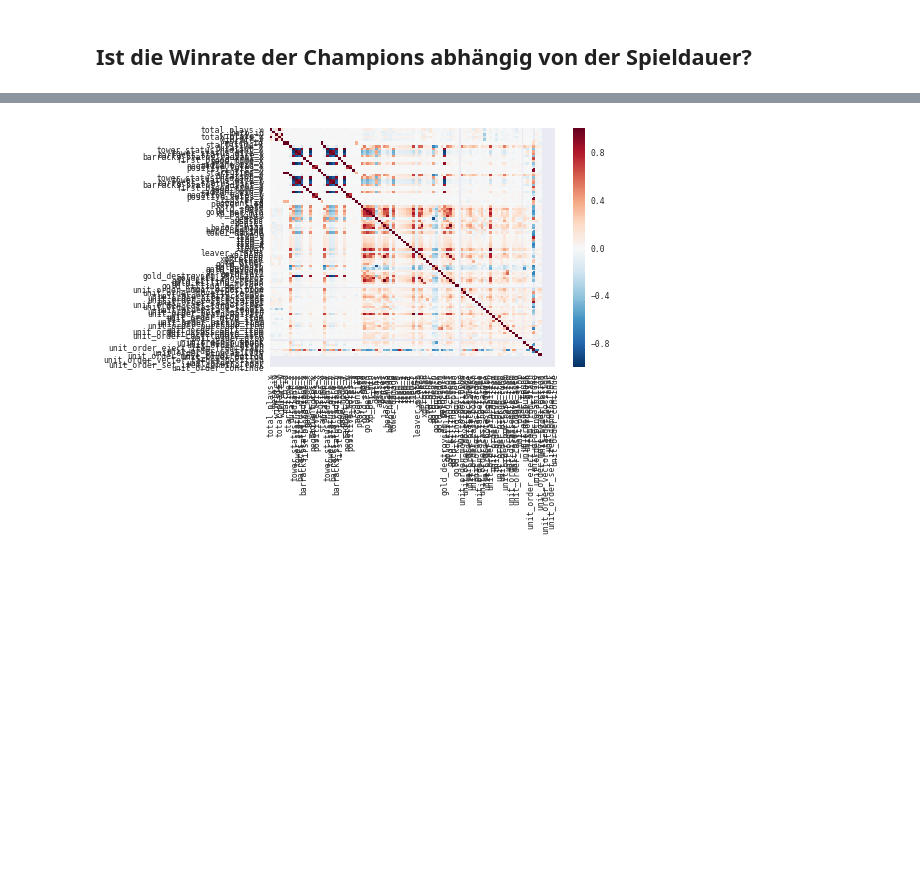
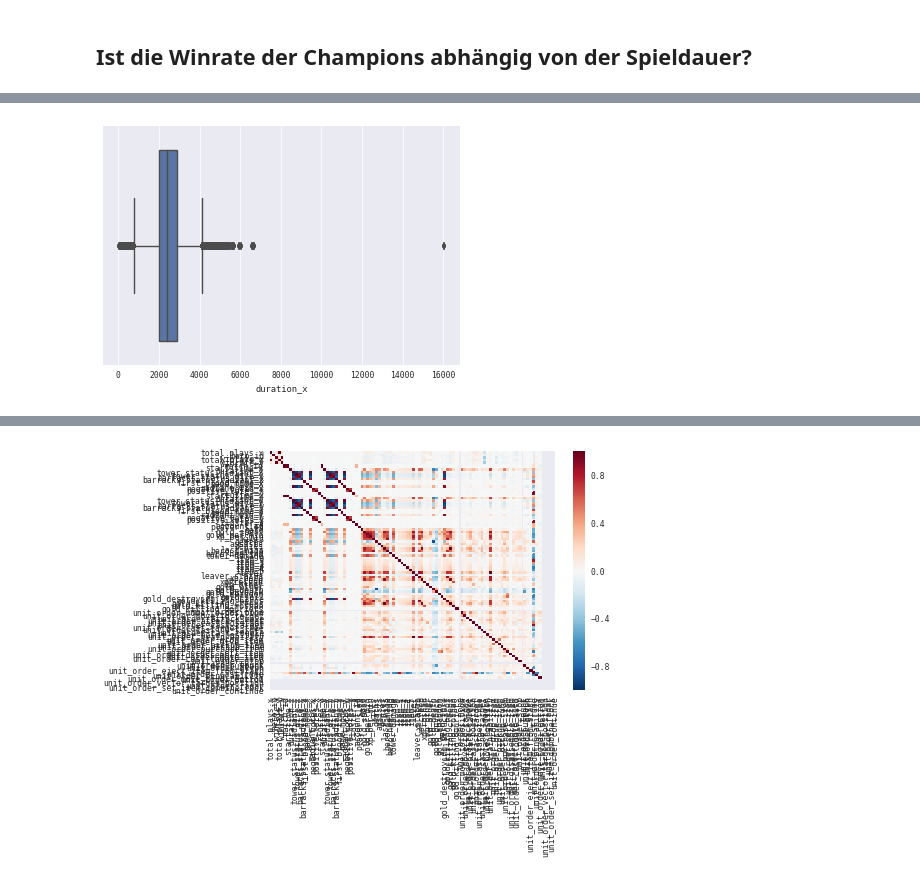
Before and after one commit to agruenth/BDA_SS17, a Jupyter notebook: Aufgabe 4.ipynb, the cells around one changed output, grey strips where cells are left out. Cells and saved outputs as stored; diff of their text form; code cells hidden in the pictures; blank space fills up the shorter version.

```diff
--- a/Aufgabe 4.ipynb
+++ b/Aufgabe 4.ipynb
@@ -321,3 +309,4 @@ df_mph.shape
 # %%
 # df_mph nach 'duration_x' aufsteigend sortiert
-df_mph.sort_values(by='duration_x')
+df_mat_sort = mat.sort_values(by='duration_x')
+df_mat_sort.head()
@@ -373,0 +338,5 @@ MemoryError:
+# %%
+# Spalte duration_x in einem Boxplot visualisieren
+sns.boxplot(df_mat_sort["duration_x"]);
+# %% [output]
+[figure, added]
```
Also changed, not shown: parts of 24 cells of this notebook.
